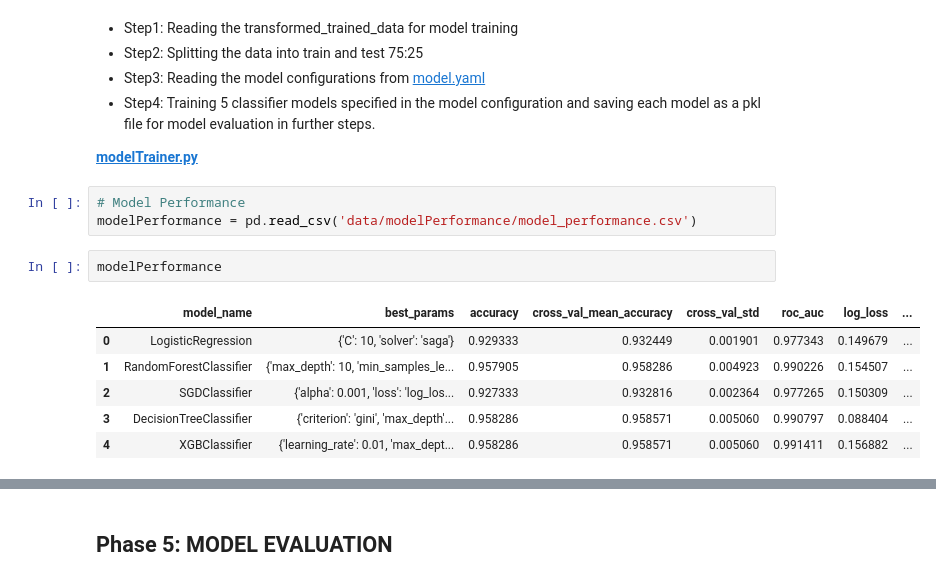
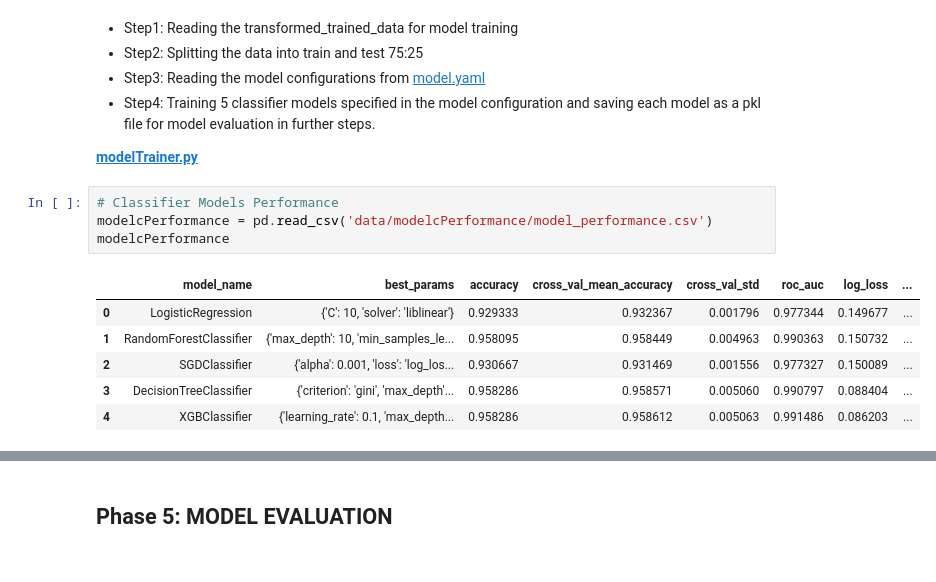
Before and after one commit to sahil82764/Vehicle_Maintenance_Prediction, a Jupyter notebook: Vehicle_Maintenance_Prediction.ipynb, the cells around one changed output, grey strips where cells are left out. Cells and saved outputs as stored; diff of their text form.

```diff
--- a/Vehicle_Maintenance_Prediction.ipynb
+++ b/Vehicle_Maintenance_Prediction.ipynb
@@ -162,14 +164,13 @@ testData.head(10)
 
 __[modelTrainer.py](vmpred/component/modelTrainer.py)__
 # %%
-# Model Performance
-modelPerformance = pd.read_csv('data/modelPerformance/model_performance.csv')
+# Classifier Models Performance
+modelcPerformance = pd.read_csv('data/modelcPerformance/model_performance.csv')
+modelcPerformance
+# %% [output]
+|  | model_name | best_params | accuracy | cross_val_mean_accuracy | cross_val_std | roc_auc | log_loss | ... |
+| 0 | LogisticRegression | {'C': 10, 'solver': 'liblinear'} | 0.929333 | 0.932367 | 0.001796 | 0.977344 | 0.149677 | ... |
+| 1 | RandomForestClassifier | {'max_depth': 10, 'min_samples_le... | 0.958095 | 0.958449 | 0.004963 | 0.990363 | 0.150732 | ... |
+| 2 | SGDClassifier | {'alpha': 0.001, 'loss': 'log_los... | 0.930667 | 0.931469 | 0.001556 | 0.977327 | 0.150089 | ... |
+| 3 | DecisionTreeClassifier | {'criterion': 'gini', 'max_depth'... | 0.958286 | 0.958571 | 0.005060 | 0.990797 | 0.088404 | ... |
+| 4 | XGBClassifier | {'learning_rate': 0.1, 'max_depth... | 0.958286 | 0.958612 | 0.005063 | 0.991486 | 0.086203 | ... |
-# %%
-modelPerformance
-# %% [output]
-|  | model_name | best_params | accuracy | cross_val_mean_accuracy | cross_val_std | roc_auc | log_loss | ... |
-| 0 | LogisticRegression | {'C': 10, 'solver': 'saga'} | 0.929333 | 0.932449 | 0.001901 | 0.977343 | 0.149679 | ... |
-| 1 | RandomForestClassifier | {'max_depth': 10, 'min_samples_le... | 0.957905 | 0.958286 | 0.004923 | 0.990226 | 0.154507 | ... |
-| 2 | SGDClassifier | {'alpha': 0.001, 'loss': 'log_los... | 0.927333 | 0.932816 | 0.002364 | 0.977265 | 0.150309 | ... |
-| 3 | DecisionTreeClassifier | {'criterion': 'gini', 'max_depth'... | 0.958286 | 0.958571 | 0.005060 | 0.990797 | 0.088404 | ... |
-| 4 | XGBClassifier | {'learning_rate': 0.01, 'max_dept... | 0.958286 | 0.958571 | 0.005060 | 0.991411 | 0.156882 | ... |
```
Also changed, not shown: parts of 7 cells of this notebook, 20 other files.
